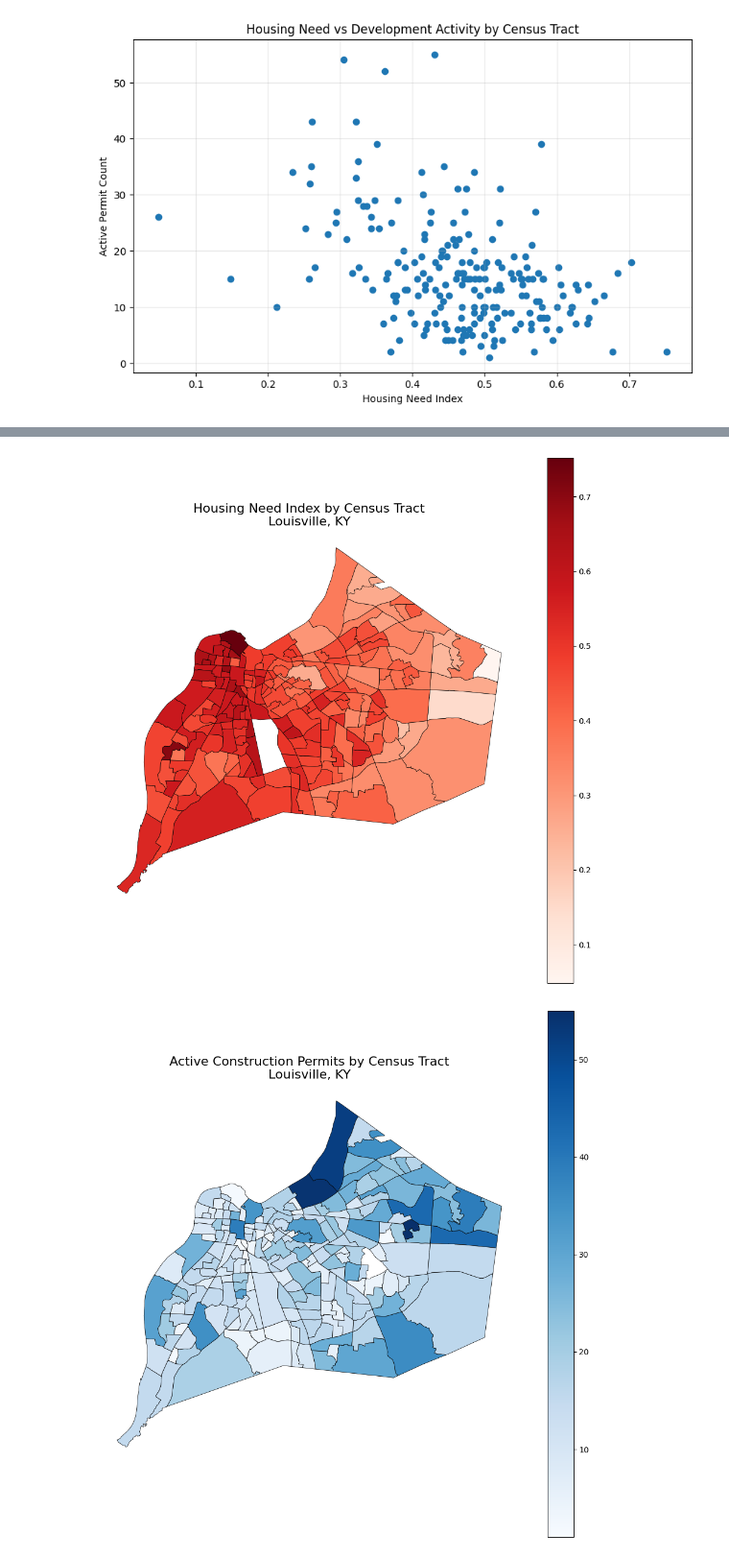
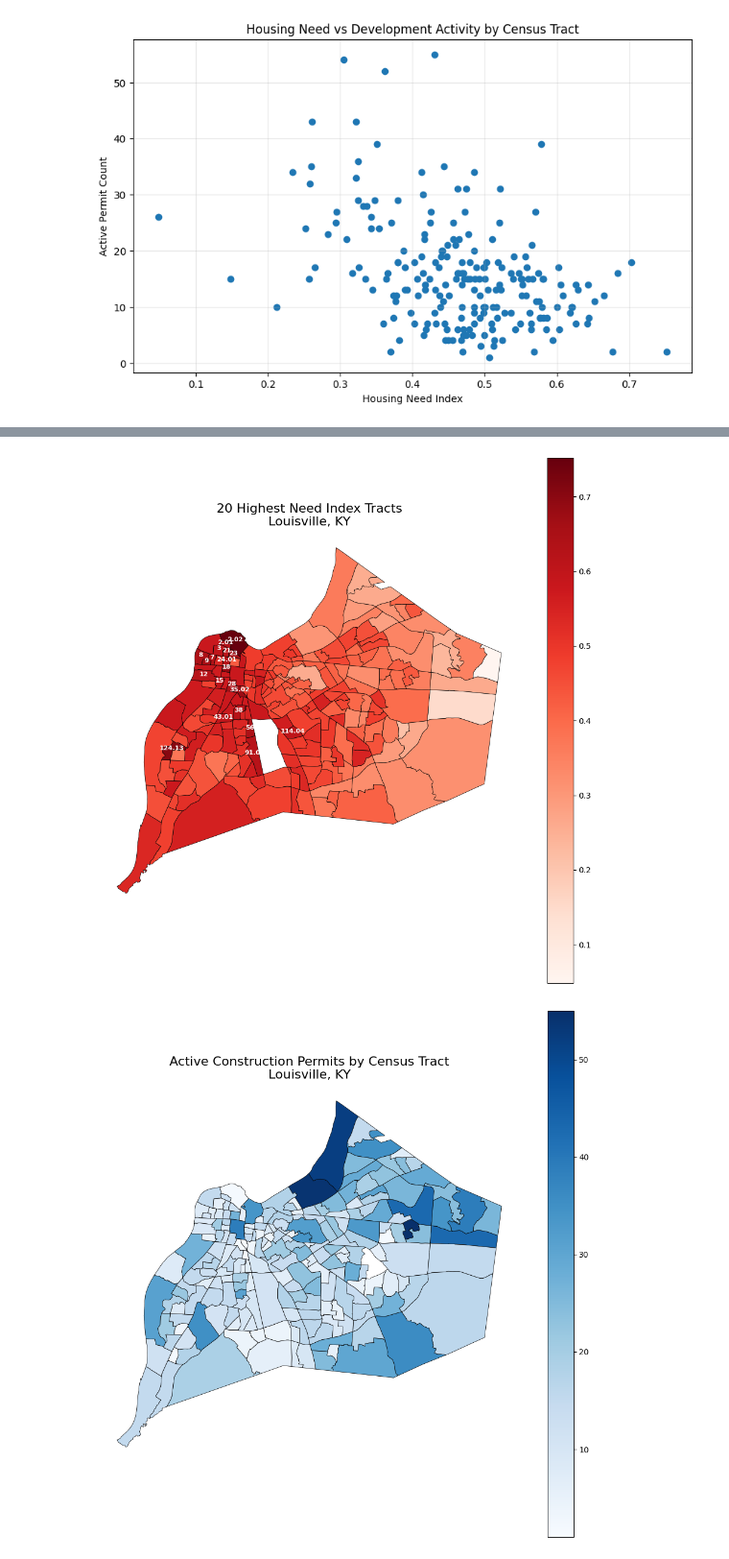
Before and after one commit to Code-You-Contributors/HUD_data_master, a Jupyter notebook: Curtis/curtis.ipynb, the cells around one changed output, grey strips where cells are left out. Shown at 96% size. Cells and saved outputs as stored; diff of their text form; code cells hidden in the pictures.

Commit message:
added visualizations and updated readme explaining tract 9801

```diff
--- a/Curtis/curtis.ipynb
+++ b/Curtis/curtis.ipynb
@@ -418,33 +488,45 @@ df_plot.sort_values("NEED_INDEX", ascending=False)[["TRACT", "NEED_INDEX", "PERM
 # %%
 # Housing Need Choropleth
 
-# Geometry = polygon
-map_df = gdf_tracts.merge(df_plot, on = "GEOID", how = "left")
+top_tracts = map_df.nlargest(20, "NEED_INDEX")
 
 fig, ax = plt.subplots(figsize=(12, 12))
 
 # Plot tract polygons colored by NEED_INDEX
 map_df.plot(
     column="NEED_INDEX",
     cmap="Reds",
     linewidth=0.5,
     edgecolor="black",
     legend=True,
     ax=ax
 )
 
+for idx, row in top_tracts.iterrows():
+    centroid = row.geometry.centroid
+
+    ax.text(
+        centroid.x,
+        centroid.y,
+        row["TRACT"],
+        fontsize=8,
+        fontweight="bold",
+        color='white',
+        ha="center"
+    )
+
 ax.set_title(
-    "Housing Need Index by Census Tract\nLouisville, KY",
+    "20 Highest Need Index Tracts\nLouisville, KY",
     fontsize=16
 )
 
 ax.axis("off")
 
-plt.savefig(FIGURES_DIR / "need_index_choropleth.png", dpi=300, bbox_inches="tight")
+plt.savefig(FIGURES_DIR / "highest_need_choropleth_with_labels.png", dpi=300, bbox_inches="tight")
 
 plt.show()
 # %% [output]
-[figure, old version]
+[figure, new version]
 # %%
 # Permit Choropleth
 
```
Also changed, not shown: parts of 12 cells of this notebook, 7 other files.
